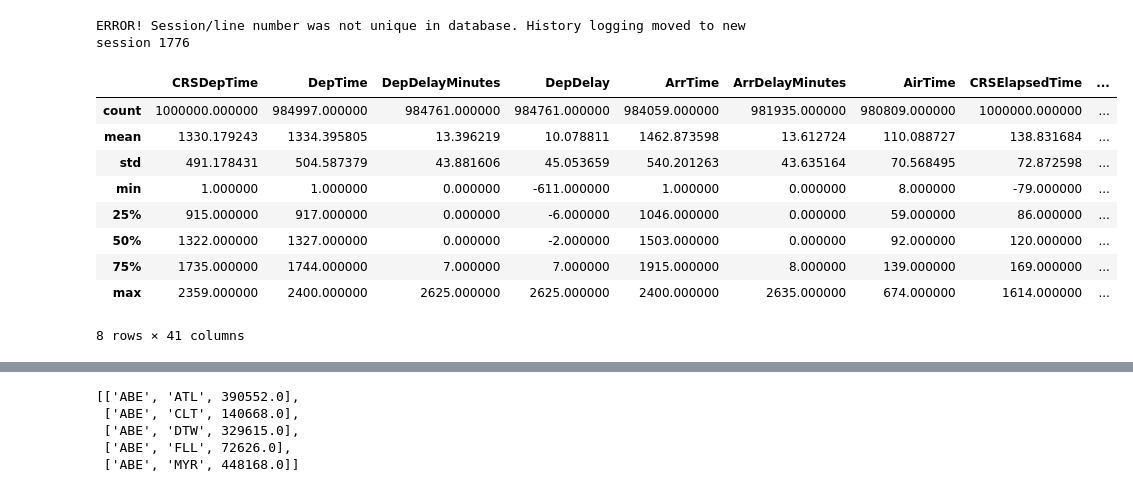
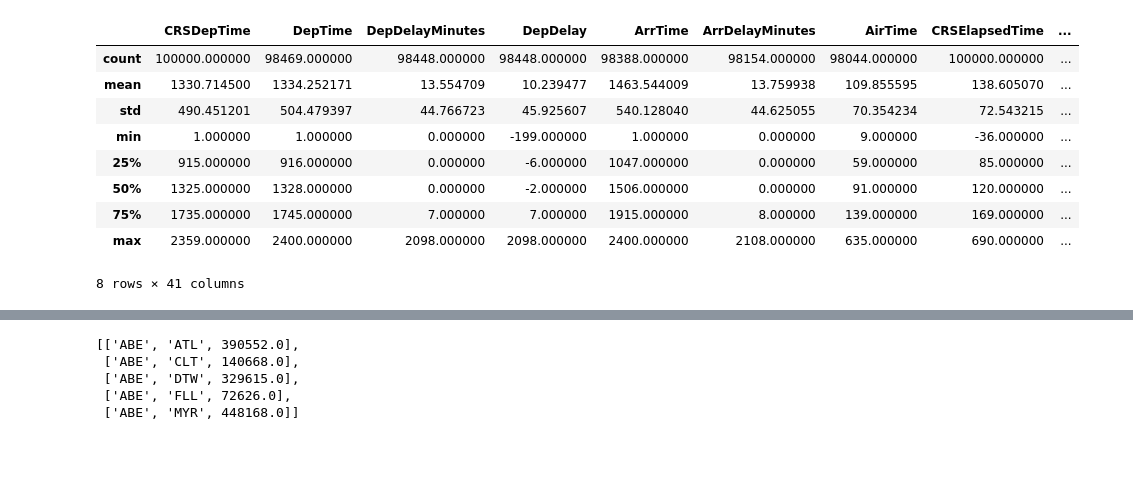
Before and after one commit to kboyd12/CSE6242_Project, a Jupyter notebook: src/EDA/cao_eda.ipynb, the cells around one changed output, grey strips where cells are left out. Drawn from its saved outputs; the diff is of its cells as text; code cells hidden in the pictures; blank space fills up the shorter version.

```diff
--- a/src/EDA/cao_eda.ipynb
+++ b/src/EDA/cao_eda.ipynb
@@ -8,19 +8,17 @@ filedir_path = "../../data/raw/btsdelay/"
 files = glob.glob(f"{filedir_path}*.parquet")
 
 # df = pd.concat([pd.read_parquet(i) for i in files]).sample(1_000_000)
-df = pd.read_parquet(files[0]).sample(1_000_000)
+raw = pd.read_parquet(files[0]).sample(100_000)
-# %% [output]
-ERROR! Session/line number was not unique in database. History logging moved to new session 1776
 # %%
-df.describe()
+raw.describe()
 # %% [output]
 |  | CRSDepTime | DepTime | DepDelayMinutes | DepDelay | ArrTime | ArrDelayMinutes | AirTime | CRSElapsedTime | ... |
-| count | 1000000.000000 | 984997.000000 | 984761.000000 | 984761.000000 | 984059.000000 | 981935.000000 | 980809.000000 | 1000000.000000 | ... |
-| mean | 1330.179243 | 1334.395805 | 13.396219 | 10.078811 | 1462.873598 | 13.612724 | 110.088727 | 138.831684 | ... |
-| std | 491.178431 | 504.587379 | 43.881606 | 45.053659 | 540.201263 | 43.635164 | 70.568495 | 72.872598 | ... |
-| min | 1.000000 | 1.000000 | 0.000000 | -611.000000 | 1.000000 | 0.000000 | 8.000000 | -79.000000 | ... |
-| 25% | 915.000000 | 917.000000 | 0.000000 | -6.000000 | 1046.000000 | 0.000000 | 59.000000 | 86.000000 | ... |
-| 50% | 1322.000000 | 1327.000000 | 0.000000 | -2.000000 | 1503.000000 | 0.000000 | 92.000000 | 120.000000 | ... |
-| 75% | 1735.000000 | 1744.000000 | 7.000000 | 7.000000 | 1915.000000 | 8.000000 | 139.000000 | 169.000000 | ... |
-| max | 2359.000000 | 2400.000000 | 2625.000000 | 2625.000000 | 2400.000000 | 2635.000000 | 674.000000 | 1614.000000 | ... |
+| count | 100000.000000 | 98469.000000 | 98448.000000 | 98448.000000 | 98388.000000 | 98154.000000 | 98044.000000 | 100000.000000 | ... |
+| mean | 1330.714500 | 1334.252171 | 13.554709 | 10.239477 | 1463.544009 | 13.759938 | 109.855595 | 138.605070 | ... |
+| std | 490.451201 | 504.479397 | 44.766723 | 45.925607 | 540.128040 | 44.625055 | 70.354234 | 72.543215 | ... |
+| min | 1.000000 | 1.000000 | 0.000000 | -199.000000 | 1.000000 | 0.000000 | 9.000000 | -36.000000 | ... |
+| 25% | 915.000000 | 916.000000 | 0.000000 | -6.000000 | 1047.000000 | 0.000000 | 59.000000 | 85.000000 | ... |
+| 50% | 1325.000000 | 1328.000000 | 0.000000 | -2.000000 | 1506.000000 | 0.000000 | 91.000000 | 120.000000 | ... |
+| 75% | 1735.000000 | 1745.000000 | 7.000000 | 7.000000 | 1915.000000 | 8.000000 | 139.000000 | 169.000000 | ... |
+| max | 2359.000000 | 2400.000000 | 2098.000000 | 2098.000000 | 2400.000000 | 2108.000000 | 635.000000 | 690.000000 | ... |
 8 rows × 41 columns
```
Also changed, not shown: parts of 4 cells of this notebook.
